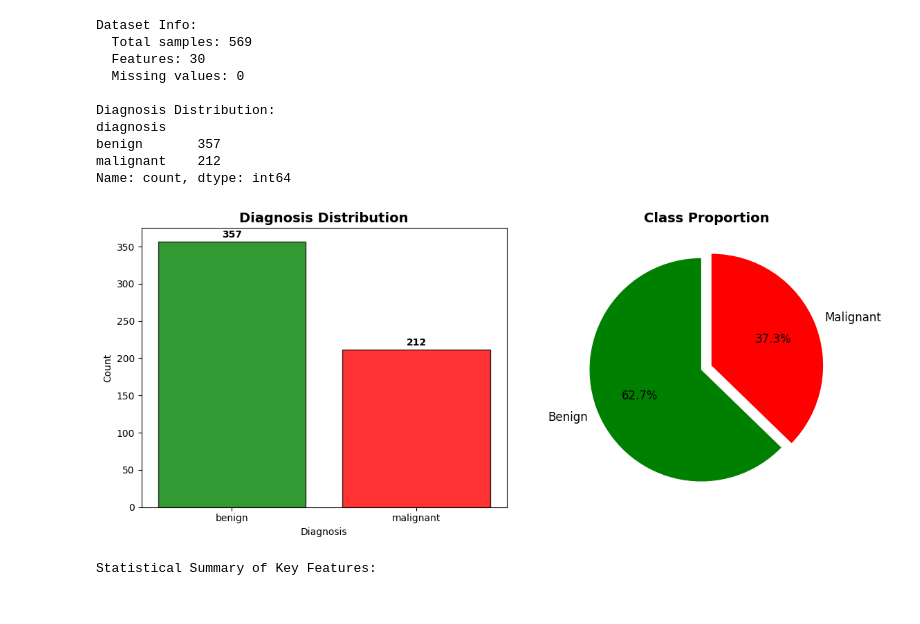
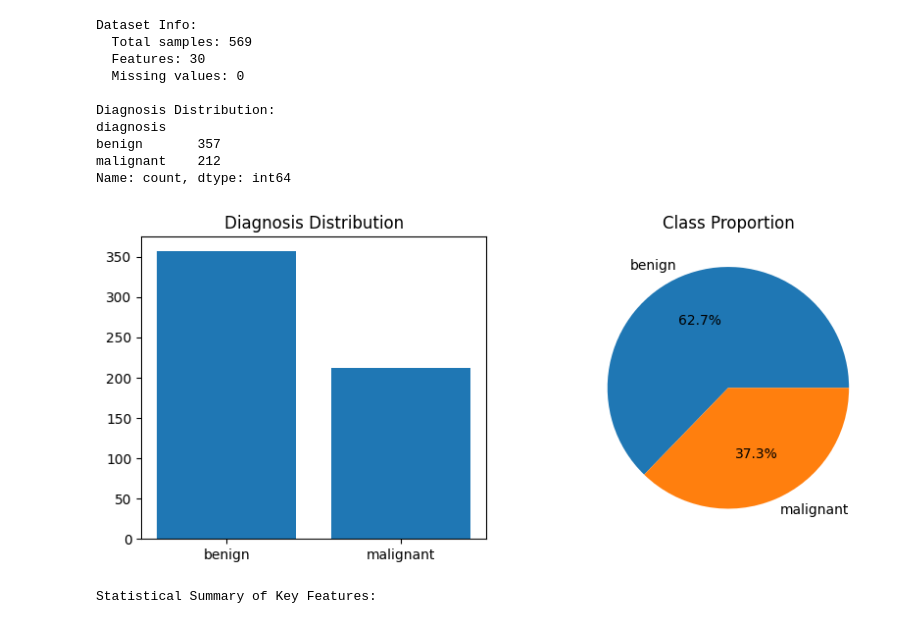
Before and after one commit to Ditty1/cancer-diagnosis-ml-model, a Jupyter notebook: cancer_baseline_model.ipynb, the cells around one changed output. Saved outputs shown, nothing was run; the diff lists cells and outputs as text; code cells hidden in the pictures.

```diff
--- a/cancer_baseline_model.ipynb
+++ b/cancer_baseline_model.ipynb
@@ -77,28 +99,25 @@ diagnosis
 benign       357
 malignant    212
 Name: count, dtype: int64
-# %%
-# Class distribution plot
-fig, axes = plt.subplots(1, 2, figsize=(12, 5))
-
-colors = ['green', 'red']
-counts = df['diagnosis'].value_counts()
-axes[0].bar(counts.index, counts.values, color=colors, edgecolor='black', alpha=0.8)
-axes[0].set_title('Diagnosis Distribution', fontsize=14, fontweight='bold')
-axes[0].set_xlabel('Diagnosis')
-axes[0].set_ylabel('Count')
-for i, v in enumerate(counts.values):
-    axes[0].text(i, v + 5, str(v), ha='center', fontweight='bold')
-
-axes[1].pie(counts.values, labels=['Benign', 'Malignant'], colors=colors,
-            autopct='%1.1f%%', startangle=90, explode=(0.05, 0.05),
-            textprops={'fontsize': 12})
-axes[1].set_title('Class Proportion', fontsize=14, fontweight='bold')
-
-plt.tight_layout()
-plt.show()
-# %% [output]
-[figure, removed]
+# %%
+# Class distribution plot
+counts = df['diagnosis'].value_counts()
+
+plt.figure(figsize=(10,4))
+
+# Bar chart
+plt.subplot(1,2,1)
+plt.bar(counts.index, counts.values)
+plt.title("Diagnosis Distribution")
+
+# Pie chart
+plt.subplot(1,2,2)
+plt.pie(counts.values, labels=counts.index, autopct='%1.1f%%')
+plt.title("Class Proportion")
+
+plt.show()
+# %% [output]
+[figure, added]
 # %%
 # Statistical summary
 
```
Also changed, not shown: parts of 8 cells of this notebook.
